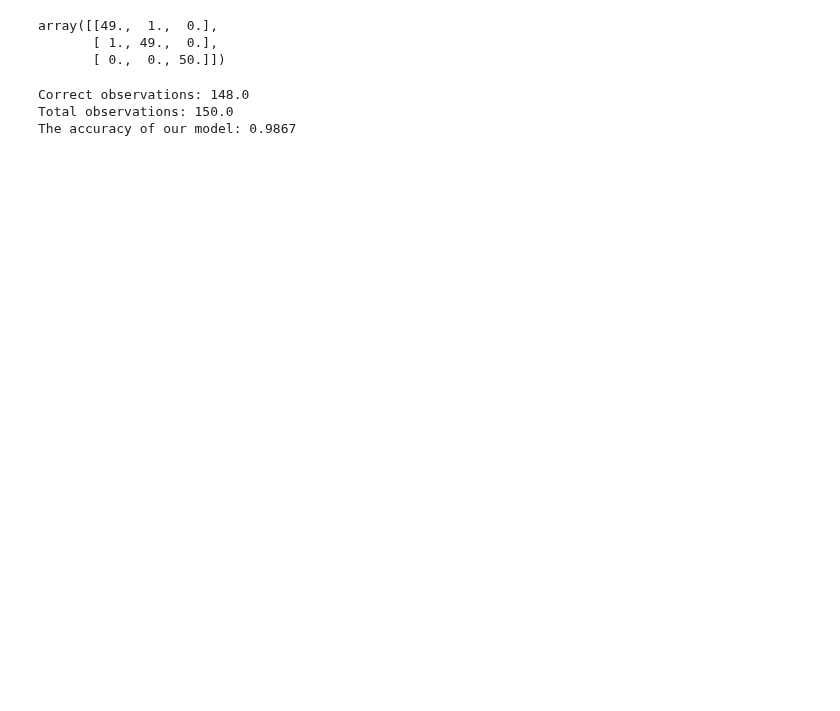
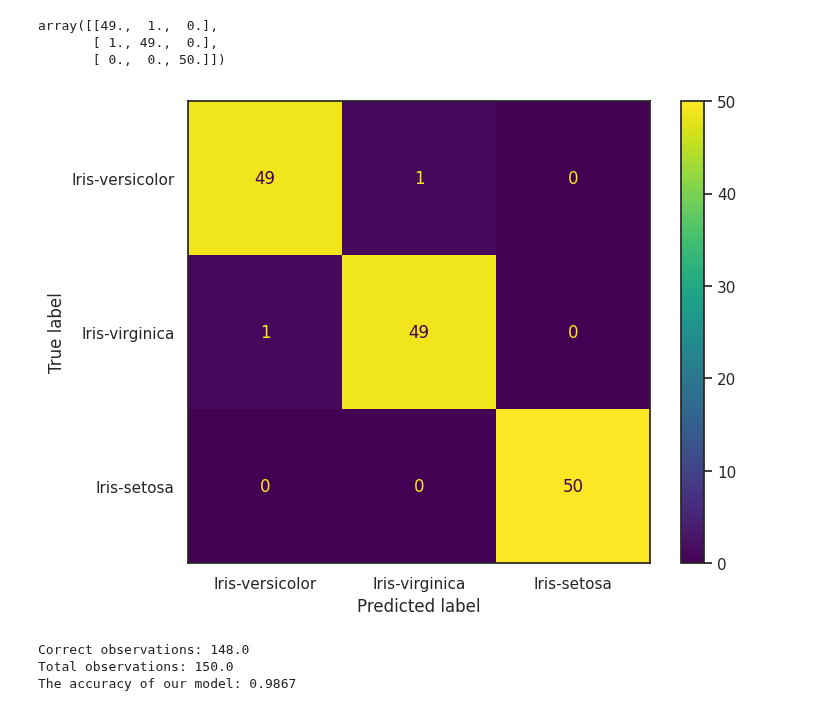
Before and after one commit to datakolektiv/dss03python2023, a Jupyter notebook: session18/dss03_py_session18.ipynb, the cells around one changed output. Saved outputs shown, nothing was run; the diff lists cells and outputs as text; code cells hidden in the pictures; blank space fills up the shorter version.

```diff
--- a/session18/dss03_py_session18.ipynb
+++ b/session18/dss03_py_session18.ipynb
@@ -249,6 +255,10 @@ mnr_model.pred_table()
 array([[49.,  1.,  0.],
        [ 1., 49.,  0.],
        [ 0.,  0., 50.]])
+# %%
+ConfusionMatrixDisplay(mnr_model.pred_table(), display_labels=y.value_counts().index.to_list()).plot();
+# %% [output]
+[figure, added]
 # %%
 # - accuracy of the model
 correct_classes = np.trace(mnr_model.pred_table())
```
Also changed, not shown: parts of 32 cells of this notebook, 1 other file.
